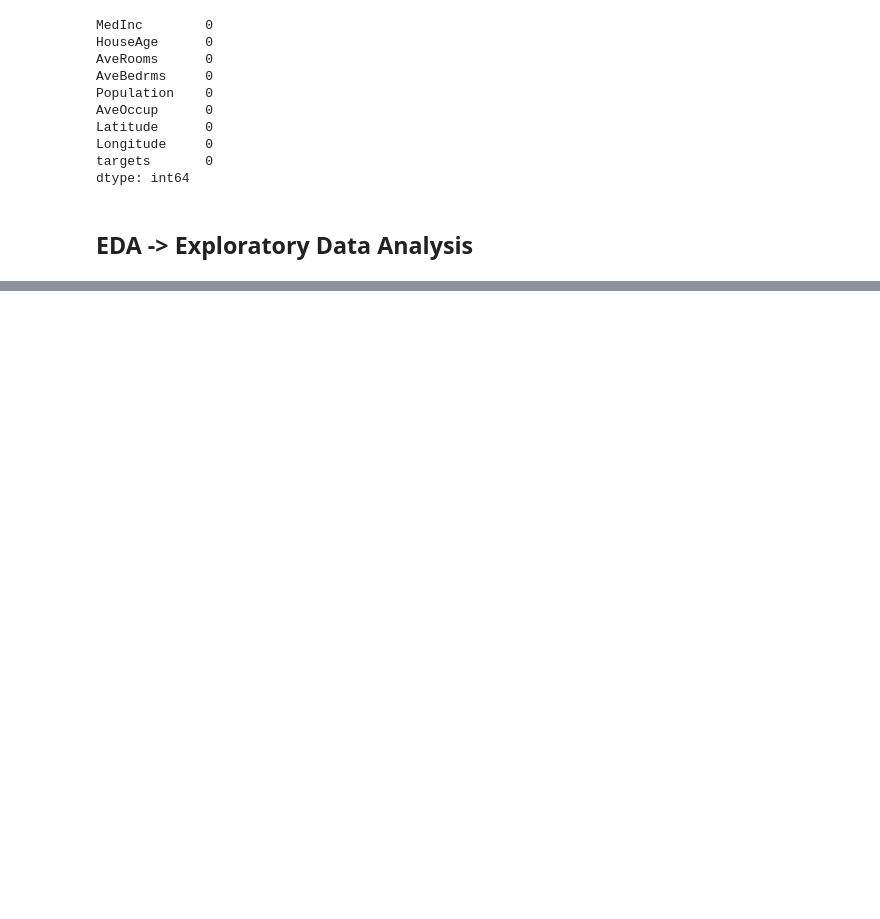
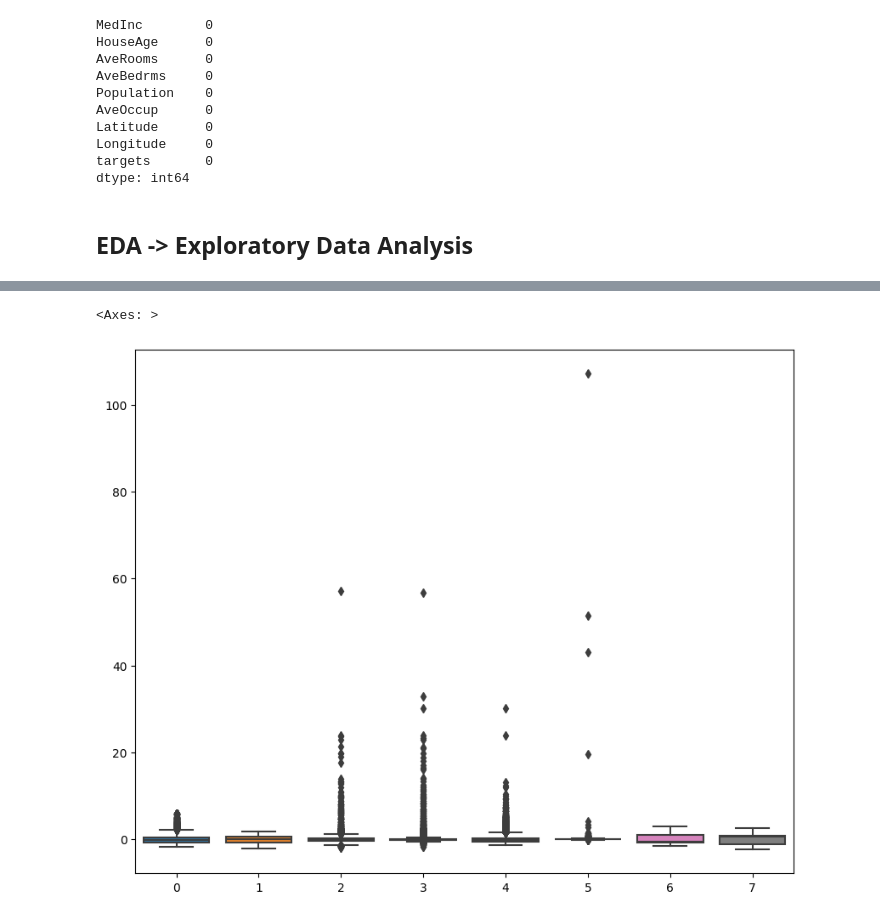
Before and after one commit to azaz9026/House_Price_Prediction_With_Machine_Learning, a Jupyter notebook: Project ML/Predicting_house_price.ipynb, the cells around one changed output, grey strips where cells are left out. Saved outputs shown, nothing was run; the diff lists cells and outputs as text; code cells hidden in the pictures; blank space fills up the shorter version.

```diff
--- a/Project ML/Predicting_house_price.ipynb
+++ b/Project ML/Predicting_house_price.ipynb
@@ -168,0 +201,5 @@ dtype: int64
+# %%
+## Split the data into independent and dependent features
+
+X = data.iloc[:, :-1]
+y = data.iloc[:, -1]
@@ -168,0 +228,6 @@ dtype: int64
+# %%
+## Split the data into train and test set
+
+from sklearn.model_selection import train_test_split
+
+X_train, X_test, y_train, y_test = train_test_split(X, y, test_size=0.2, random_state=42)
@@ -168,0 +244,9 @@ dtype: int64
+# %%
+## Normalization of the given data points
+
+from sklearn.preprocessing import StandardScaler
+
+scaler = StandardScaler()
+
+X_train_nor = scaler.fit(X_train)
+X_train_nor = scaler.transform(X_train)
@@ -168,0 +269,7 @@ dtype: int64
+# %%
+import matplotlib.pyplot as plt
+plt.figure(figsize=(10,8))
+sns.boxplot(X_train_nor)
+# %% [output]
+<Axes: >
+[figure, added]
```
Also changed, not shown: parts of 15 cells of this notebook.
